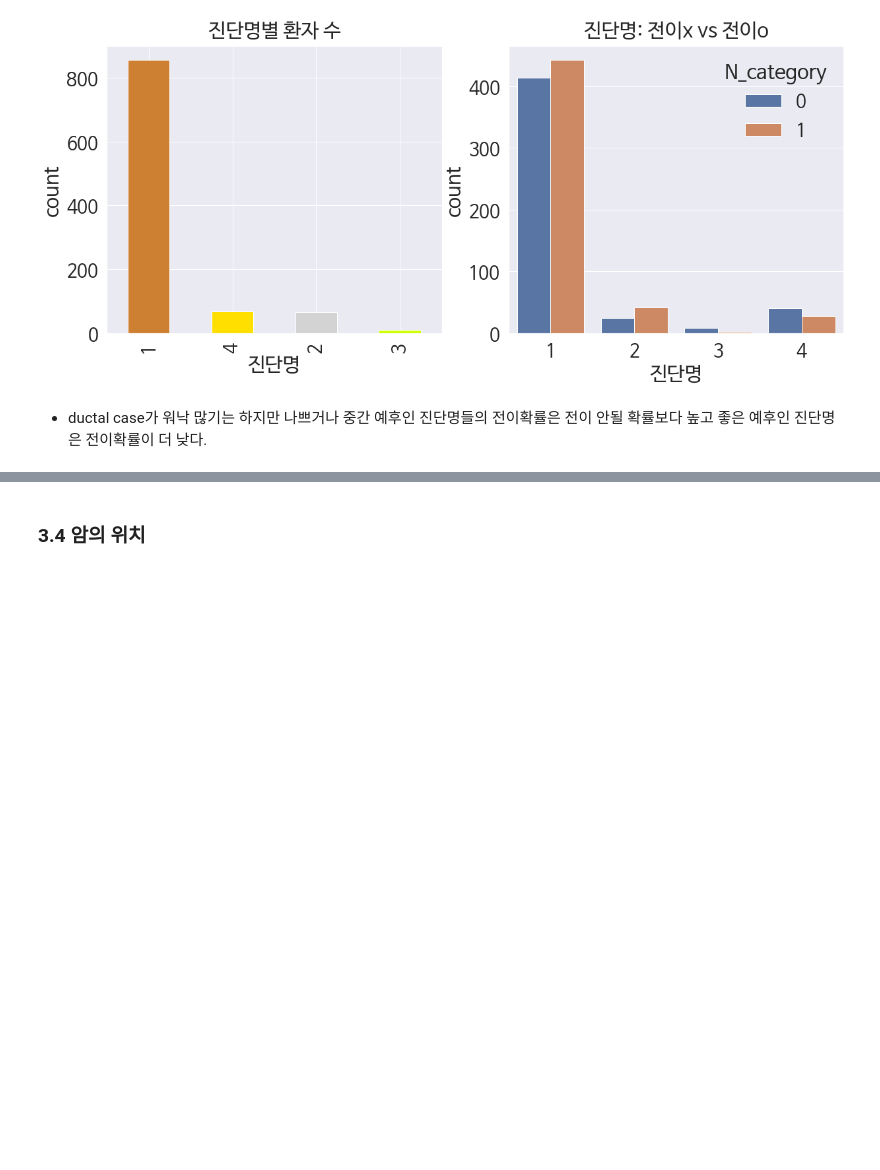
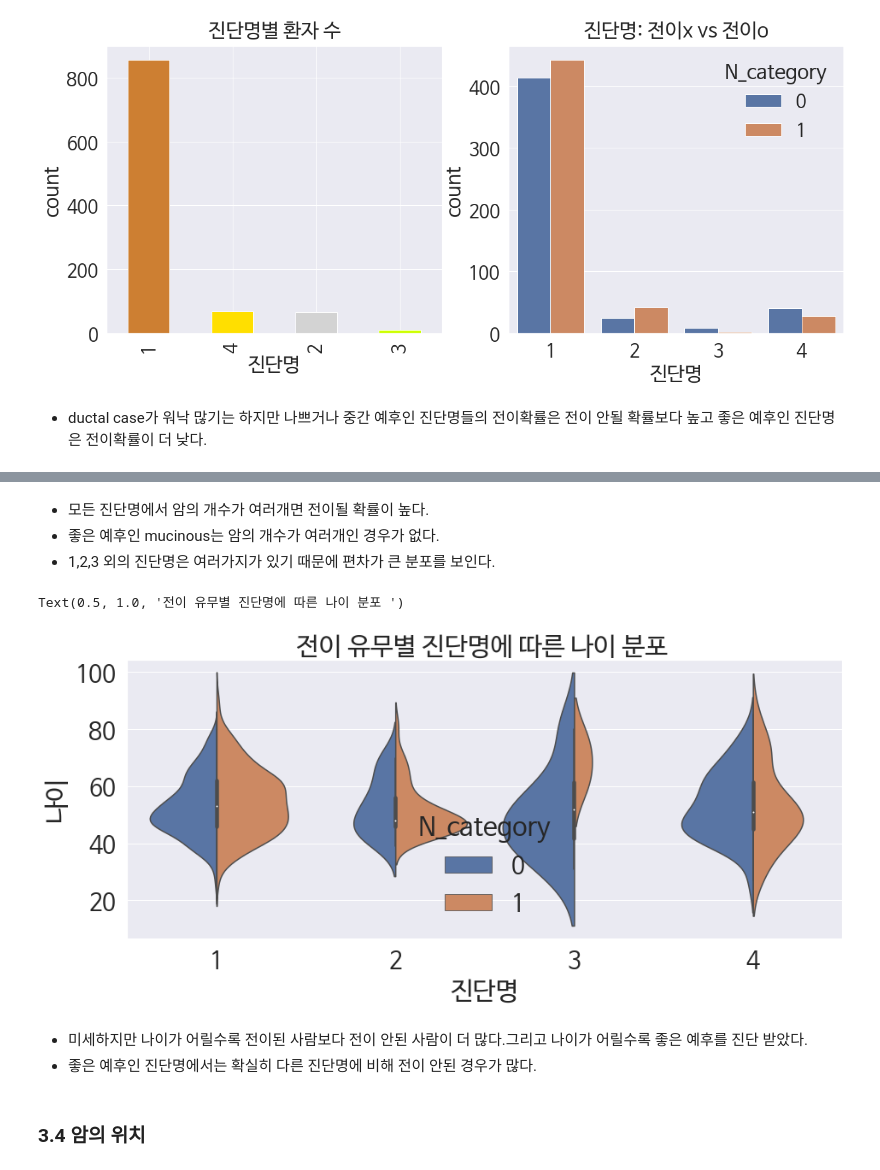
Before and after one commit to JaeHong-Park987/Pulse_lymph, a Jupyter notebook: 유방암의 임파선 전이 예측.ipynb, the cells around one changed output, grey strips where cells are left out. Saved outputs shown, nothing was run; the diff lists cells and outputs as text; code cells hidden in the pictures; blank space fills up the shorter version.

```diff
--- a/유방암의 임파선 전이 예측.ipynb
+++ b/유방암의 임파선 전이 예측.ipynb
@@ -357,3 +362,17 @@ plt.show()
+# %% [markdown]
+* 모든 진단명에서 암의 개수가 여러개면 전이될 확률이 높다.
+* 좋은 예후인 mucinous는 암의 개수가 여러개인 경우가 없다.
+* 1,2,3 외의 진단명은 여러가지가 있기 때문에 편차가 큰 분포를 보인다.
+# %%
+plt.figure(figsize = (15, 6))
+sns.violinplot('진단명', '나이', hue = 'N_category', data = df_train, scale = 'count', split = True)
+plt.title("전이 유무별 진단명에 따른 나이 분포 ")
+# %% [output]
+Text(0.5, 1.0, '전이 유무별 진단명에 따른 나이 분포 ')
+[figure, added]
+# %% [markdown]
+* 미세하지만 나이가 어릴수록 전이된 사람보다 전이 안된 사람이 더 많다.그리고 나이가 어릴수록 좋은 예후를 진단 받았다.
+* 좋은 예후인 진단명에서는 확실히 다른 진단명에 비해 전이 안된 경우가 많다.
 # %% [markdown]
 ### 3.4 암의 위치
 # %% [markdown]
```
Also changed, not shown: parts of 20 cells of this notebook.
